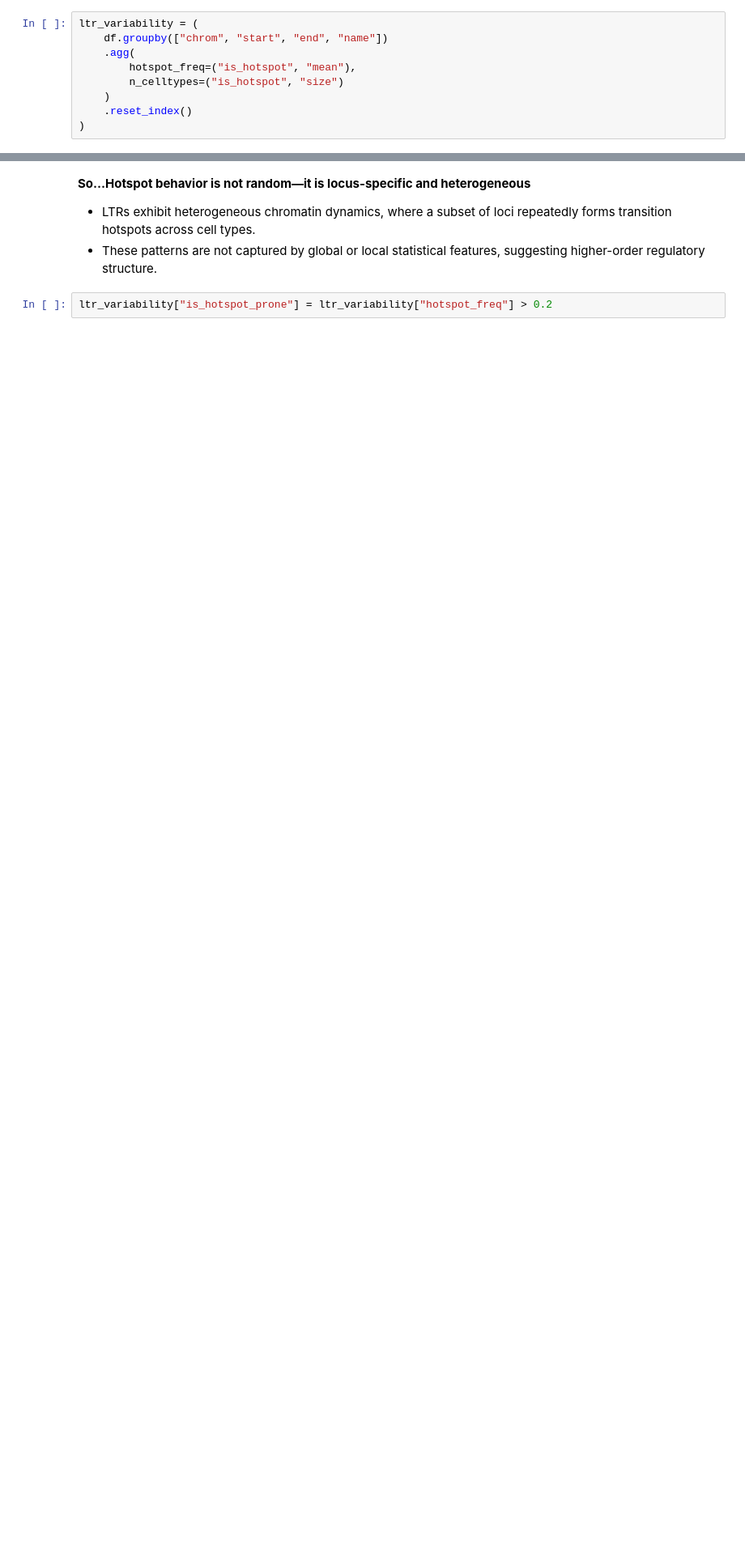
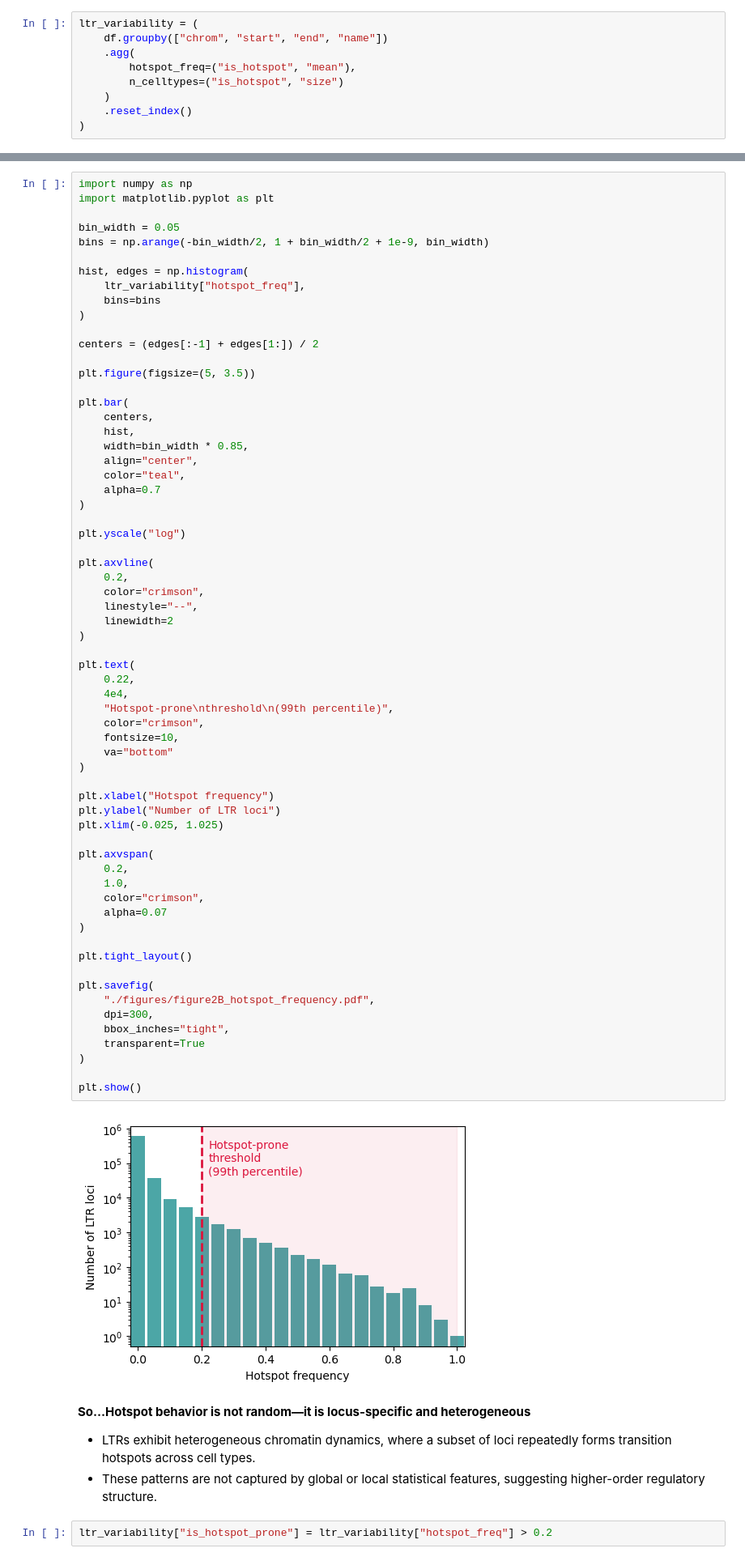
Before and after one commit to caocao0525/HERV, a Jupyter notebook: herv_all_hotspot_analysis.ipynb, the cells around one changed output, grey strips where cells are left out. Shown at 81% size. Drawn from its saved outputs; the diff is of its cells as text; blank space fills up the shorter version.

```diff
--- a/herv_all_hotspot_analysis.ipynb
+++ b/herv_all_hotspot_analysis.ipynb
@@ -277,3 +279,69 @@ plt.show()
+# %%
+import numpy as np
+import matplotlib.pyplot as plt
+
+bin_width = 0.05
+bins = np.arange(-bin_width/2, 1 + bin_width/2 + 1e-9, bin_width)
+
+hist, edges = np.histogram(
+    ltr_variability["hotspot_freq"],
+    bins=bins
+)
+
+centers = (edges[:-1] + edges[1:]) / 2
+
+plt.figure(figsize=(5, 3.5))
+
+plt.bar(
+    centers,
+    hist,
+    width=bin_width * 0.85,
+    align="center",
+    color="teal",
+    alpha=0.7
+)
+
+plt.yscale("log")
+
+plt.axvline(
+    0.2,
+    color="crimson",
+    linestyle="--",
+    linewidth=2
+)
+
+plt.text(
+    0.22,
+    4e4,
+    "Hotspot-prone\nthreshold\n(99th percentile)",
+    color="crimson",
+    fontsize=10,
+    va="bottom"
+)
+
+plt.xlabel("Hotspot frequency")
+plt.ylabel("Number of LTR loci")
+plt.xlim(-0.025, 1.025)
+
+plt.axvspan(
+    0.2,
+    1.0,
+    color="crimson",
+    alpha=0.07
+)
+
+plt.tight_layout()
+
+plt.savefig(
+    "./figures/figure2B_hotspot_frequency.pdf",
+    dpi=300,
+    bbox_inches="tight",
+    transparent=True
+)
+
+plt.show()
+# %% [output]
+[figure, added]
 # %% [markdown]
 **So...Hotspot behavior is not random—it is locus-specific and heterogeneous**
 
```
Also changed, not shown: parts of 4 cells of this notebook, 3 other files.
